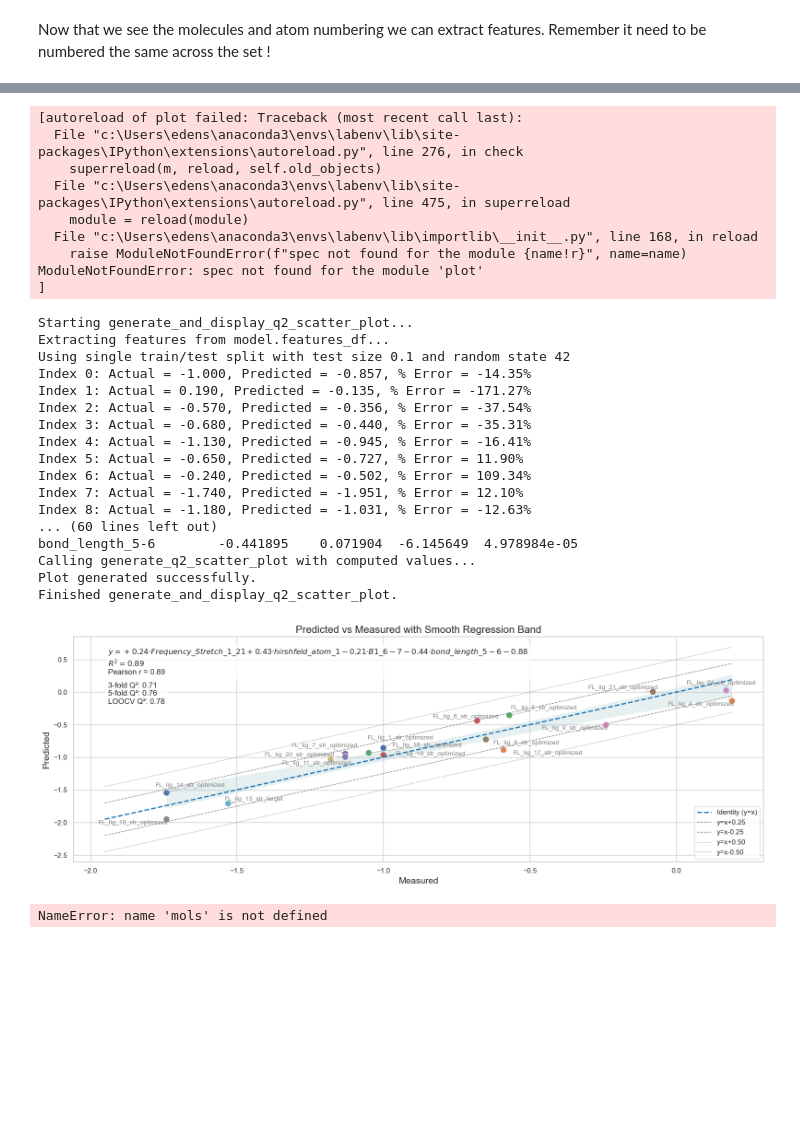
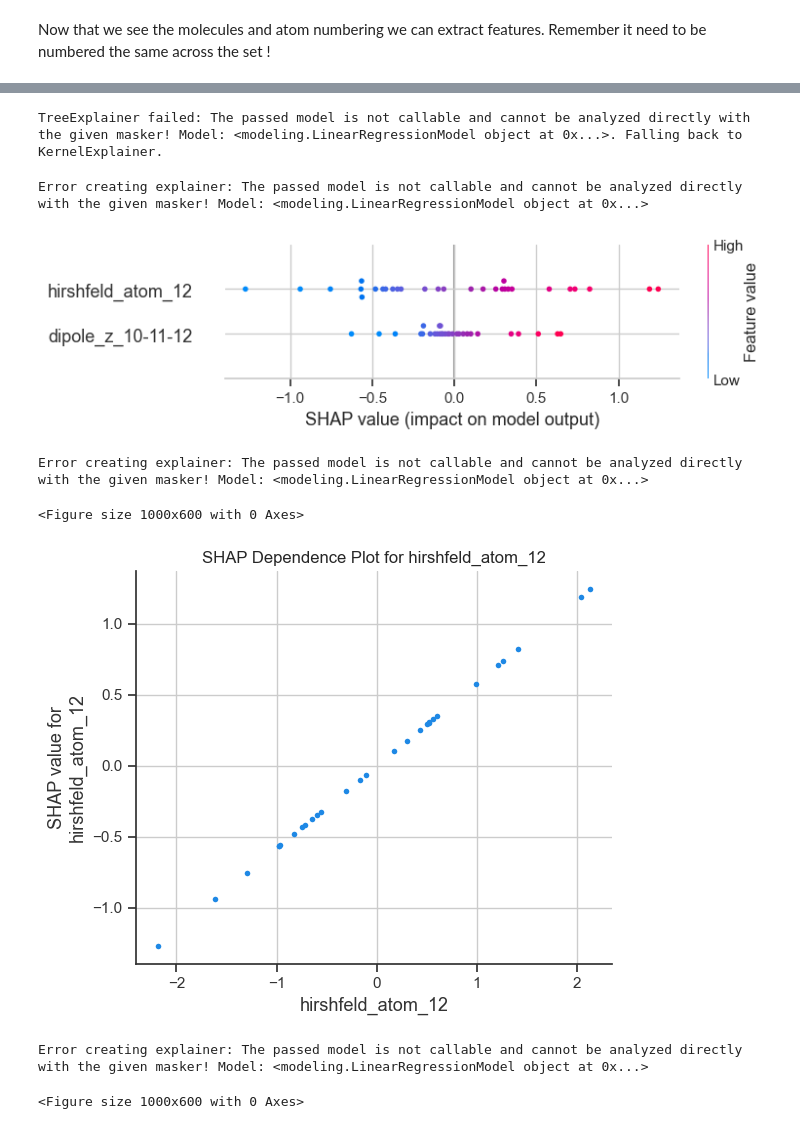
Before and after one commit to edenspec2/labcode_updated, a Jupyter notebook: MolFeatures/Practical_Notebook.ipynb, the cells around one changed output, grey strips where cells are left out. Saved outputs shown, nothing was run; the diff lists cells and outputs as text; code cells hidden in the pictures; blank space fills up the shorter version.

```diff
--- a/MolFeatures/Practical_Notebook.ipynb
+++ b/MolFeatures/Practical_Notebook.ipynb
@@ -262,36 +237,11 @@ Index 28: Actual = 1.743, Predicted = 1.680, % Error = -3.63%
-# %%
-features_sterimol =['Frequency_Stretch_1_21','hirshfeld_atom_1','B1_6-7','bond_length_5-6']
-
-plot.generate_and_display_q2_scatter_plot(Regression_model,features_sterimol)
-# %% [output]
-[autoreload of plot failed: Traceback (most recent call last):
-  File "c:\Users\edens\anaconda3\envs\labenv\lib\site-packages\IPython\extensions\autoreload.py", line 276, in check
-    superreload(m, reload, self.old_objects)
-  File "c:\Users\edens\anaconda3\envs\labenv\lib\site-packages\IPython\extensions\autoreload.py", line 475, in superreload
-    module = reload(module)
-  File "c:\Users\edens\anaconda3\envs\labenv\lib\importlib\__init__.py", line 168, in reload
-    raise ModuleNotFoundError(f"spec not found for the module {name!r}", name=name)
-ModuleNotFoundError: spec not found for the module 'plot'
-]
-Starting generate_and_display_q2_scatter_plot...
-Extracting features from model.features_df...
-Using single train/test split with test size 0.1 and random state 42
-Index 0: Actual = -1.000, Predicted = -0.857, % Error = -14.35%
-Index 1: Actual = 0.190, Predicted = -0.135, % Error = -171.27%
-Index 2: Actual = -0.570, Predicted = -0.356, % Error = -37.54%
-Index 3: Actual = -0.680, Predicted = -0.440, % Error = -35.31%
-Index 4: Actual = -1.130, Predicted = -0.945, % Error = -16.41%
-Index 5: Actual = -0.650, Predicted = -0.727, % Error = 11.90%
-Index 6: Actual = -0.240, Predicted = -0.502, % Error = 109.34%
-Index 7: Actual = -1.740, Predicted = -1.951, % Error = 12.10%
-Index 8: Actual = -1.180, Predicted = -1.031, % Error = -12.63%
-... (60 lines left out)
-bond_length_5-6        -0.441895    0.071904  -6.145649  4.978984e-05
-Calling generate_q2_scatter_plot with computed values...
-Plot generated successfully.
-Finished generate_and_display_q2_scatter_plot.
-[figure, removed]
-# %%
-sterimol_example = mols.molecules[0].get_sterimol([4,1])
-# %% [output]
-NameError: name 'mols' is not defined
+# %%
+plot.analyze_shap_values(Regression_model, Regression_model.features_df[list(features)], feature_names=features, target_name=Regression_model.output_name, n_top_features=10)
+# %% [output]
+TreeExplainer failed: The passed model is not callable and cannot be analyzed directly with the given masker! Model: <modeling.LinearRegressionModel object at 0x...>. Falling back to KernelExplainer.
+Error creating explainer: The passed model is not callable and cannot be analyzed directly with the given masker! Model: <modeling.LinearRegressionModel object at 0x...>
+[figure, added]
+Error creating explainer: The passed model is not callable and cannot be analyzed directly with the given masker! Model: <modeling.LinearRegressionModel object at 0x...>
+<Figure size 1000x600 with 0 Axes>
+[figure, added]
+Error creating explainer: The passed model is not callable and cannot be analyzed directly with the given masker! Model: <modeling.LinearRegressionModel object at 0x...>
+<Figure size 1000x600 with 0 Axes>
```
Also changed, not shown: parts of 11 cells of this notebook, 52 other files.
